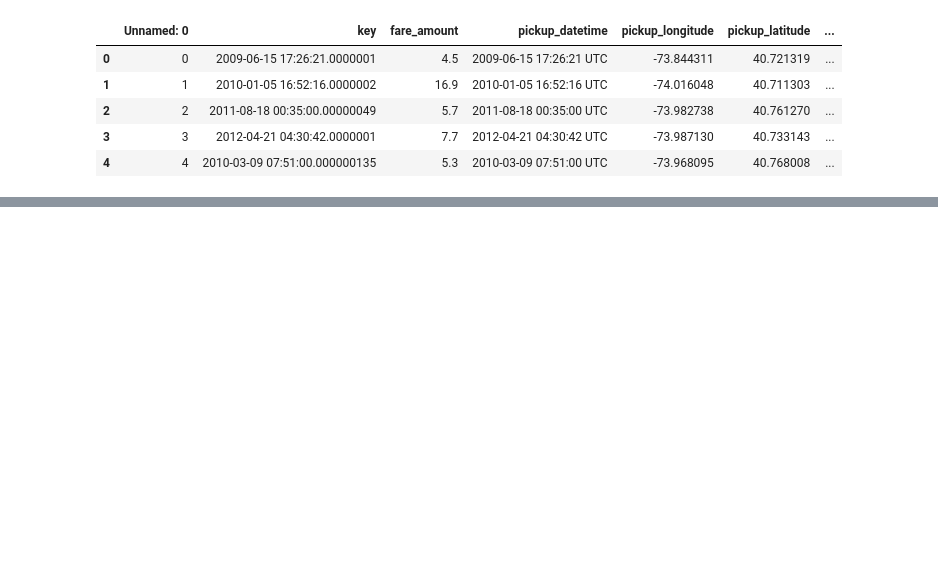
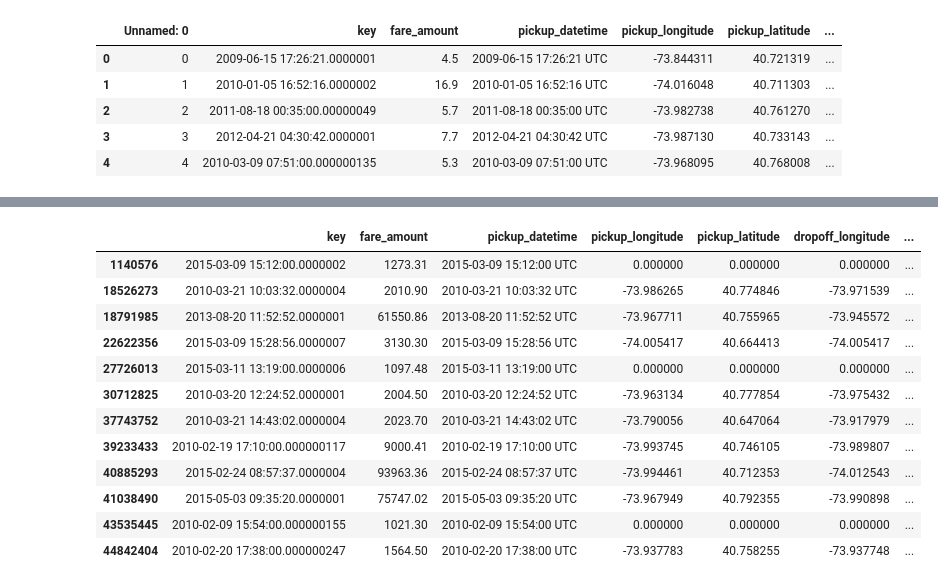
Before and after one commit to mehulrai/capstone1, a Jupyter notebook: Project Capstone Project 1/Data Story/Part 1 - Data Cleaning.ipynb, the cells around one changed output, grey strips where cells are left out. Cells and saved outputs as stored; diff of their text form; code cells hidden in the pictures; blank space fills up the shorter version.

```diff
--- a/Project Capstone Project 1/Data Story/Part 1 - Data Cleaning.ipynb
+++ b/Project Capstone Project 1/Data Story/Part 1 - Data Cleaning.ipynb
@@ -296,0 +334,18 @@ plt.show()
+# %%
+#Fare amount has some extreme values
+outliers = train_data[train_data.fare_amount>1000]
+outliers
+# %% [output]
+|  | key | fare_amount | pickup_datetime | pickup_longitude | pickup_latitude | dropoff_longitude | ... |
+| 1140576 | 2015-03-09 15:12:00.0000002 | 1273.31 | 2015-03-09 15:12:00 UTC | 0.000000 | 0.000000 | 0.000000 | ... |
+| 18526273 | 2010-03-21 10:03:32.0000004 | 2010.90 | 2010-03-21 10:03:32 UTC | -73.986265 | 40.774846 | -73.971539 | ... |
+| 18791985 | 2013-08-20 11:52:52.0000001 | 61550.86 | 2013-08-20 11:52:52 UTC | -73.967711 | 40.755965 | -73.945572 | ... |
+| 22622356 | 2015-03-09 15:28:56.0000007 | 3130.30 | 2015-03-09 15:28:56 UTC | -74.005417 | 40.664413 | -74.005417 | ... |
+| 27726013 | 2015-03-11 13:19:00.0000006 | 1097.48 | 2015-03-11 13:19:00 UTC | 0.000000 | 0.000000 | 0.000000 | ... |
+| 30712825 | 2010-03-20 12:24:52.0000001 | 2004.50 | 2010-03-20 12:24:52 UTC | -73.963134 | 40.777854 | -73.975432 | ... |
+| 37743752 | 2010-03-21 14:43:02.0000004 | 2023.70 | 2010-03-21 14:43:02 UTC | -73.790056 | 40.647064 | -73.917979 | ... |
+| 39233433 | 2010-02-19 17:10:00.000000117 | 9000.41 | 2010-02-19 17:10:00 UTC | -73.993745 | 40.746105 | -73.989807 | ... |
+| 40885293 | 2015-02-24 08:57:37.0000004 | 93963.36 | 2015-02-24 08:57:37 UTC | -73.994461 | 40.712353 | -74.012543 | ... |
+| 41038490 | 2015-05-03 09:35:20.0000001 | 75747.02 | 2015-05-03 09:35:20 UTC | -73.967949 | 40.792355 | -73.990898 | ... |
+| 43535445 | 2010-02-09 15:54:00.000000155 | 1021.30 | 2010-02-09 15:54:00 UTC | 0.000000 | 0.000000 | 0.000000 | ... |
+| 44842404 | 2010-02-20 17:38:00.000000247 | 1564.50 | 2010-02-20 17:38:00 UTC | -73.937783 | 40.758255 | -73.937748 | ... |
```
Also changed, not shown: parts of 28 cells of this notebook.
